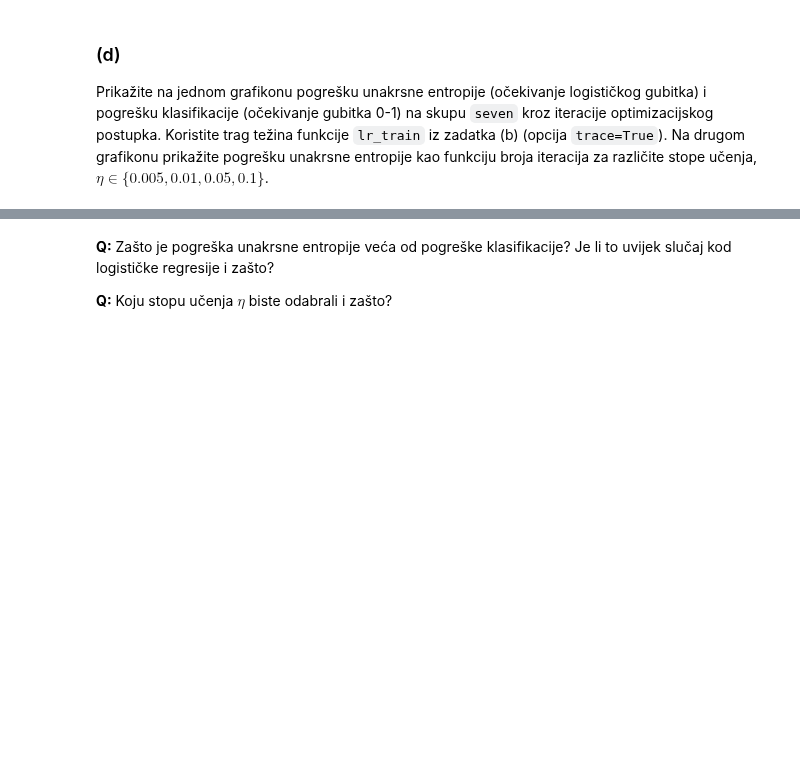
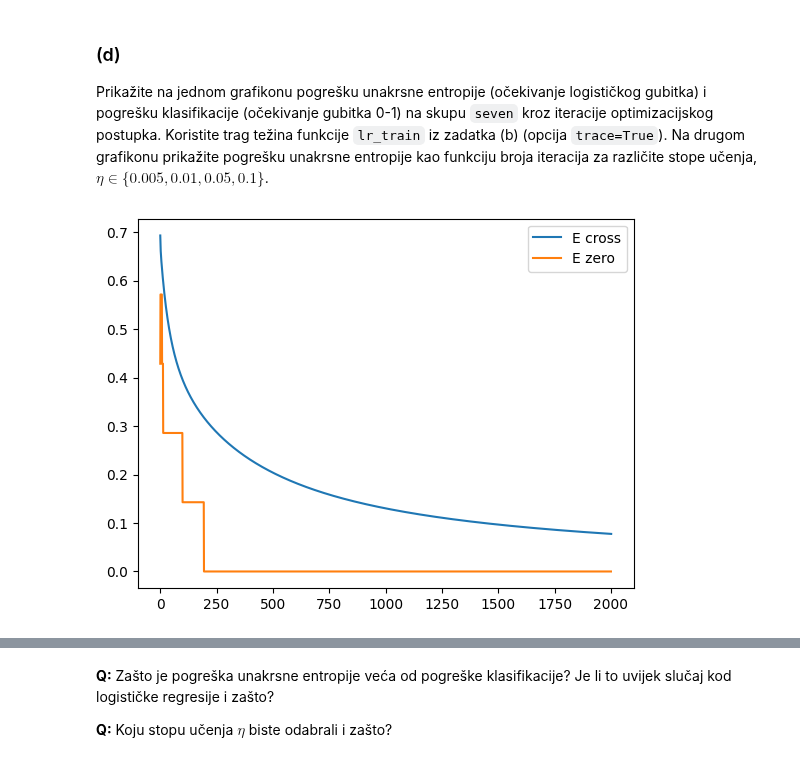
Before and after one commit to sskender/machine-learning-1, a Jupyter notebook: SU1-2022-LAB2.ipynb, the cells around one changed output, grey strips where cells are left out. Drawn from its saved outputs; the diff is of its cells as text; code cells hidden in the pictures; blank space fills up the shorter version.

```diff
--- a/SU1-2022-LAB2.ipynb
+++ b/SU1-2022-LAB2.ipynb
@@ -344,0 +426,39 @@ from sklearn.metrics import zero_one_loss
+# %%
+# Vaš kôd ovdje
+
+# calculate weight
+w_list, w_iterations_list = lr_train(seven_X, seven_y, trace=True)
+assert(len(w_iterations_list) == 2001)
+
+# calculate iteration errors
+E_cross_list = list()
+E_zero_list = list()
+
+for w_iteration in w_iterations_list:
+
+    # calculate cross entropy error
+    E_cross = cross_entropy_error(seven_X1, seven_y, w_iteration)
+    E_cross_list.append(E_cross)
+
+    # calculate zero-one error
+    def override_h(x, w):
+        x = np.insert(x, 0, 1)
+        return lr_h(x, w) >= 0.5
+
+    # get predicted seven_y
+    seven_y_predicted = list()
+    for X in seven_X:
+        y = override_h(X, w_iteration)
+        seven_y_predicted.append(y)
+
+    # actual zero one loss calculation
+    E_zero = zero_one_loss(y_true=seven_y, y_pred=seven_y_predicted)
+    E_zero_list.append(E_zero)
+
+# show chart
+X_os = np.linspace(0, len(w_iterations_list), len(w_iterations_list))
+plt.plot(X_os, E_cross_list, E_zero_list)
+plt.legend(["E cross", "E zero"])
+plt.show()
+# %% [output]
+[figure, added]
```
Also changed, not shown: parts of 26 cells of this notebook.
